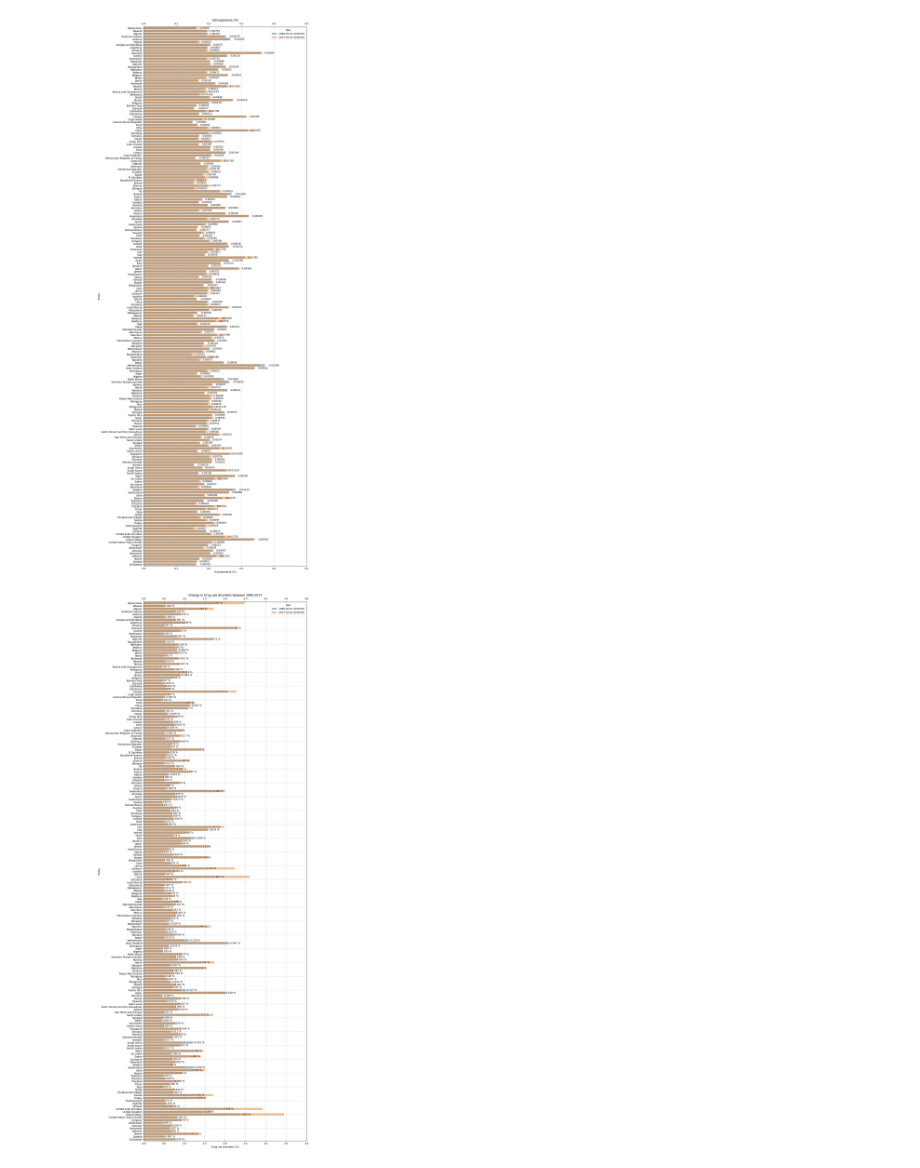
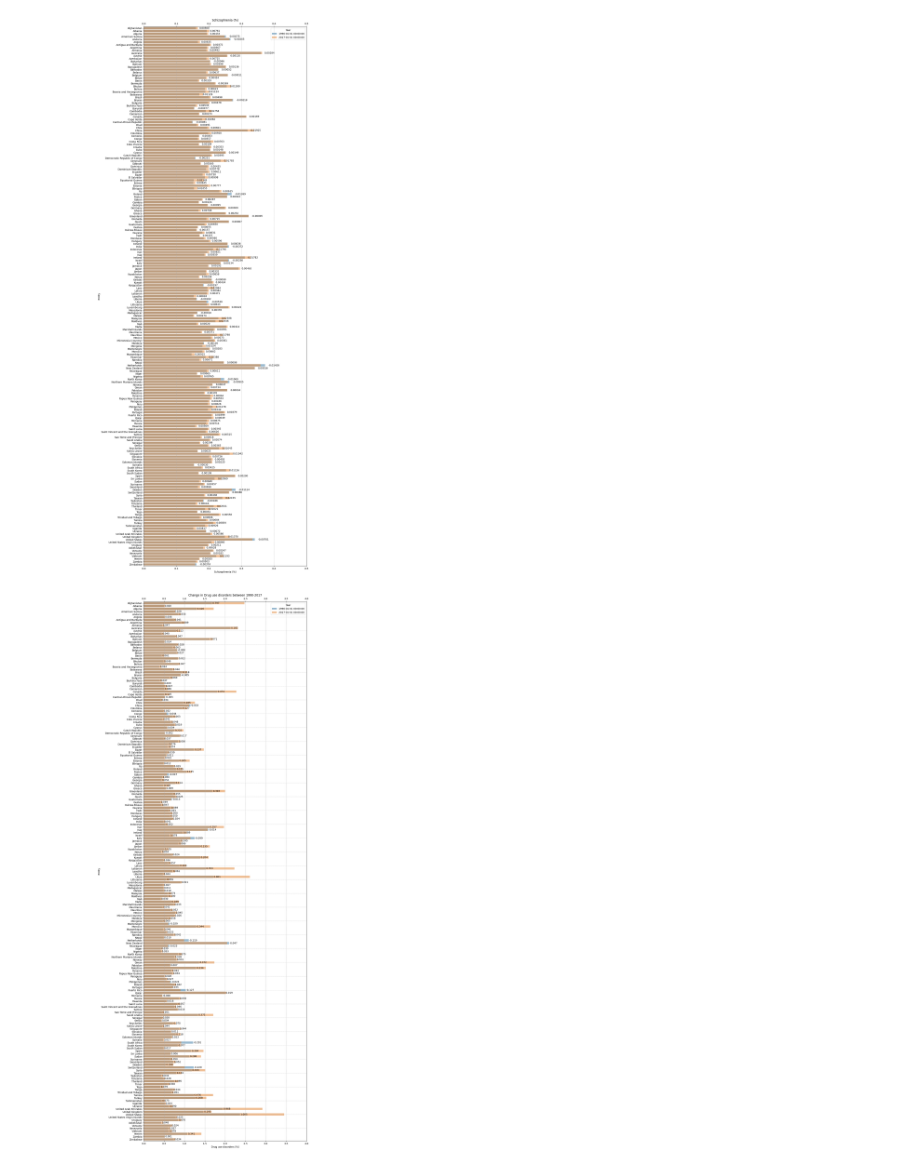
Before and after one commit to supernauth/mental_health_disorder, a Jupyter notebook: mental_health_disorder.ipynb, the cells around one changed output. Saved outputs shown, nothing was run; the diff lists cells and outputs as text; code cells hidden in the pictures.

Commit message:
Removing the unnecessary "differences" array

```diff
--- a/mental_health_disorder.ipynb
+++ b/mental_health_disorder.ipynb
@@ -535,7 +524,7 @@ for i, bar in enumerate(ax.patches):
         x = bar.get_width()
         offset = 0.01
         ax.text(x + offset, bar.get_y() + bar.get_height() / 2,
-                f'{differences[i]:.5f}',
+                f'{disorder_diff_dict[measured_disorder][i]:.5f}',
                 ha='left',
                 va='center',
                 fontsize=10)
@@ -565,32 +554,32 @@ ax = sns.barplot(
     hue='Year',
     alpha=0.5,
     dodge=False
 )
 
 for i, bar in enumerate(ax.patches):
     if i < 195:
         x = bar.get_width()
         offset = 0.01
         ax.text(x + offset, bar.get_y() + bar.get_height() / 2,
-                f'{disorder_diff_dict[measured_disorder][i]:.3f} %',
+                f'{disorder_diff_dict[measured_disorder][i]:.3f}',
                 ha='left',
                 va='center',
                 fontsize=10)
 
 plt.xlim(0, 4)
 plt.xlabel(measured_disorder)
 
 ax2 = plt.twiny()
 ax2.set_xlim(0, 4)
 
 y_ticks = ax.get_yticks()
 for i, tick in enumerate(y_ticks):
     if i % 5 == 0 and i > 0:
         ax.axhline(tick, color='black', linestyle='--', linewidth=0.5, alpha=0.3)
 
 plt.grid(axis='x', linestyle='--', alpha=0.95)
 plt.title(f"Change in {measured_disorder.replace(" (%)", "")} between 1990-2017")
 
 plt.show()
 # %% [output]
-[figure, old version]
+[figure, new version]
```
Also changed, not shown: parts of 7 cells of this notebook.
